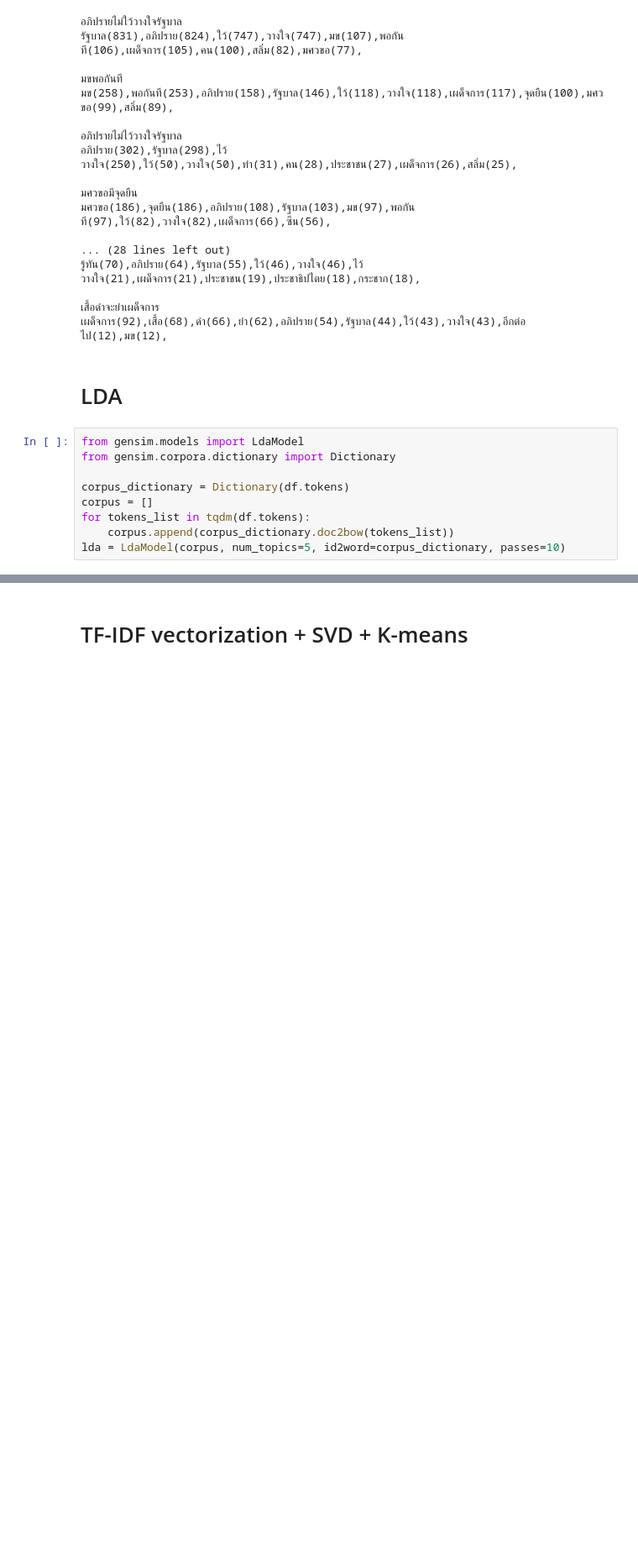
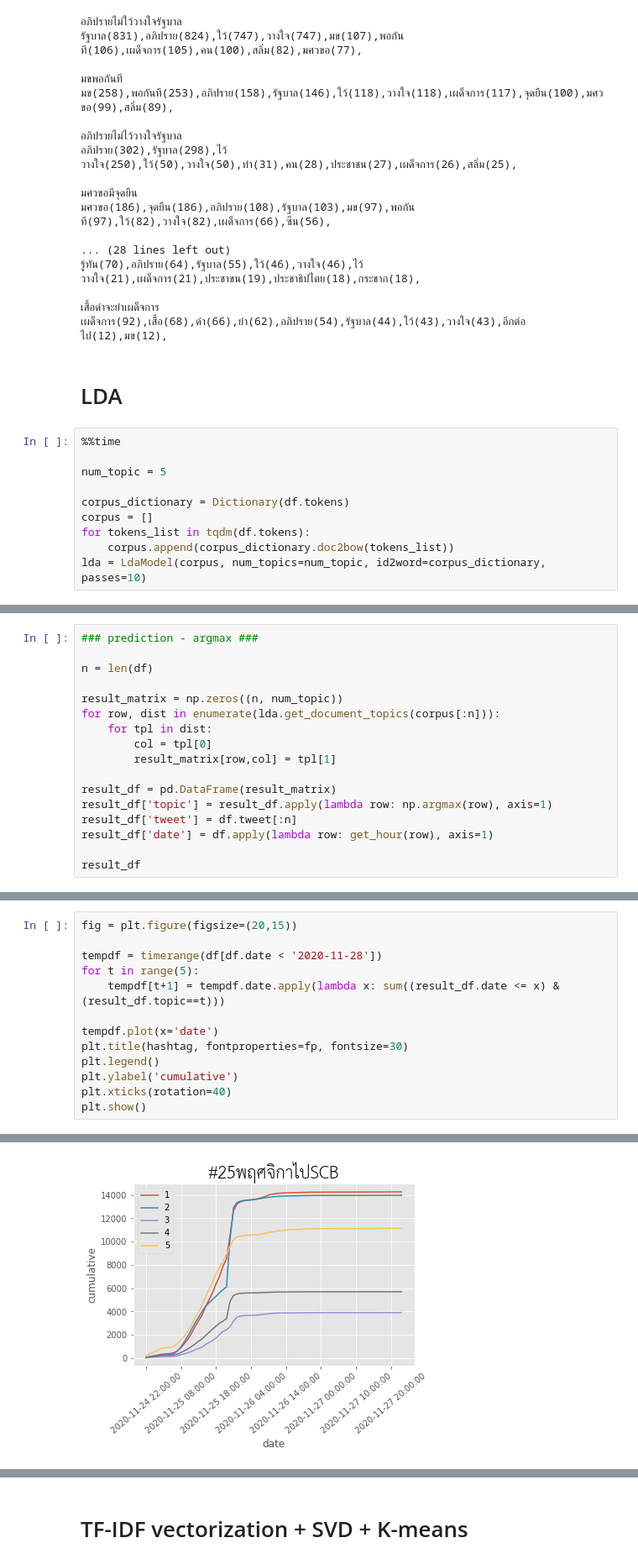
Before and after one commit to nozomiyamada/twitter_analysis, a Jupyter notebook: topicmodel.ipynb, the cells around one changed output, grey strips where cells are left out. Shown: that part at 84% size. Saved outputs shown, nothing was run; the diff lists cells and outputs as text; blank space fills up the shorter version.

```diff
--- a/topicmodel.ipynb
+++ b/topicmodel.ipynb
@@ -98,11 +125,12 @@ for k, v in hashtags.items():
 # %% [markdown]
 # LDA
 # %%
-from gensim.models import LdaModel
-from gensim.corpora.dictionary import Dictionary
+%%time
+
+num_topic = 5
 
 corpus_dictionary = Dictionary(df.tokens)
 corpus = []
 for tokens_list in tqdm(df.tokens):
     corpus.append(corpus_dictionary.doc2bow(tokens_list))
-lda = LdaModel(corpus, num_topics=5, id2word=corpus_dictionary, passes=10)
+lda = LdaModel(corpus, num_topics=num_topic, id2word=corpus_dictionary, passes=10)
@@ -126,0 +176,17 @@ for i in range(10):
+# %%
+### prediction - argmax ###
+
+n = len(df)
+
+result_matrix = np.zeros((n, num_topic))
+for row, dist in enumerate(lda.get_document_topics(corpus[:n])):
+    for tpl in dist:
+        col = tpl[0]
+        result_matrix[row,col] = tpl[1]
+
+result_df = pd.DataFrame(result_matrix)
+result_df['topic'] = result_df.apply(lambda row: np.argmax(row), axis=1)
+result_df['tweet'] = df.tweet[:n]
+result_df['date'] = df.apply(lambda row: get_hour(row), axis=1)
+
+result_df
@@ -126,0 +203,14 @@ for i in range(10):
+# %%
+fig = plt.figure(figsize=(20,15))
+
+tempdf = timerange(df[df.date < '2020-11-28'])
+for t in range(5):
+    tempdf[t+1] = tempdf.date.apply(lambda x: sum((result_df.date <= x) & (result_df.topic==t)))
+
+tempdf.plot(x='date')
+plt.title(hashtag, fontproperties=fp, fontsize=30)
+plt.legend()
+plt.ylabel('cumulative')
+plt.xticks(rotation=40)
+plt.show()
+# %% [output]
@@ -126,0 +218 @@ for i in range(10):
+[figure, added]
```
Also changed, not shown: parts of 13 cells of this notebook, 3 other files.
